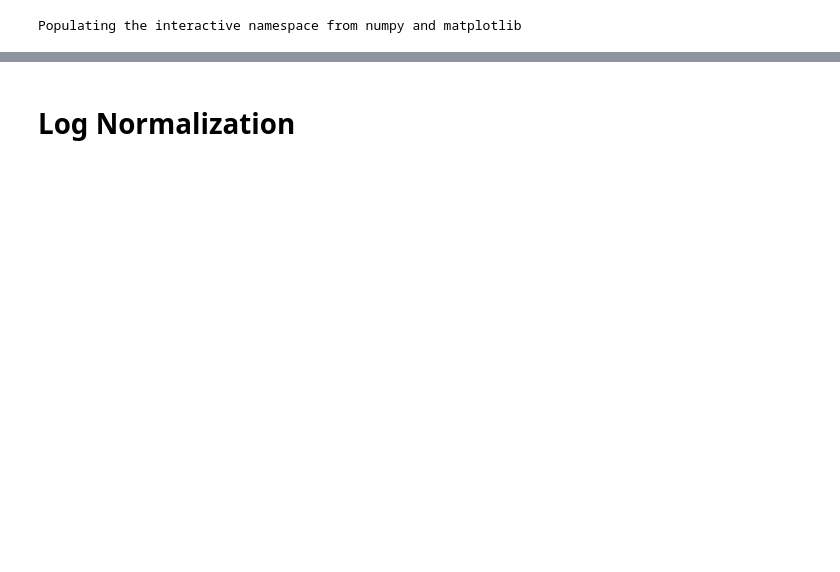
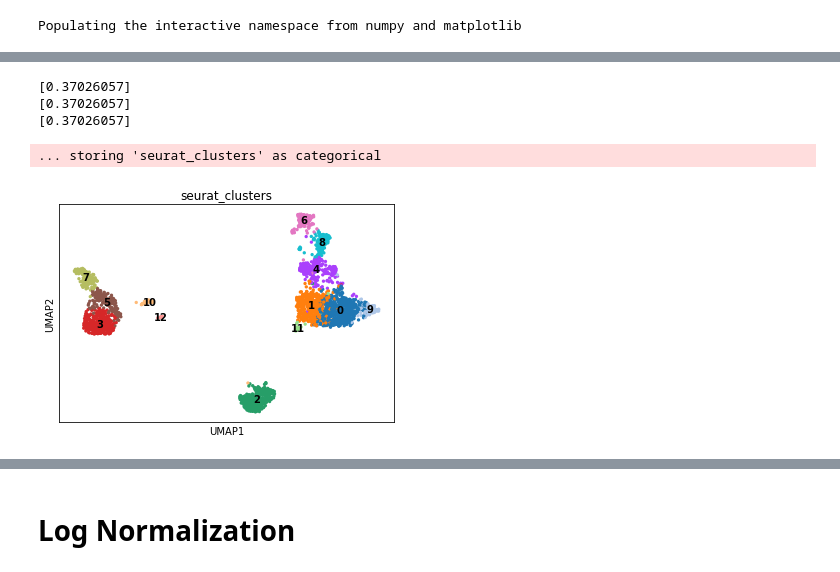
Before and after one commit to saketkc/pySCTransform, a Jupyter notebook: notebooks/pbmc3k-umap.ipynb, the cells around one changed output, grey strips where cells are left out. Cells and saved outputs as stored; diff of their text form; code cells hidden in the pictures; blank space fills up the shorter version.

```diff
--- a/notebooks/pbmc3k-umap.ipynb
+++ b/notebooks/pbmc3k-umap.ipynb
@@ -9,0 +93,37 @@ Populating the interactive namespace from numpy and matplotlib
+# %%
+pbmc3k = sc.read_h5ad("../data/pbmc3k.h5ad")
+pbmc3k.obs["seurat_clusters"] = sct_clusters
+
+vst_glmgp_3k = vst(
+    pbmc3k.X.T,
+    gene_names=pbmc3k.var_names.tolist(),
+    cell_names=pbmc3k.obs_names.tolist(),
+    fit_type="glmgp",
+    n_cells=None,
+    n_genes=2000,
+)
+gene_attr = vst_glmgp_3k["gene_attr"]
+gene_attr = gene_attr.sort_values(by=["residual_variance"], ascending=False)
+highly_variable = gene_attr.index[:3000].tolist()
+
+clip_range = [-np.sqrt(pbmc3k.shape[0]/30),
+              np.sqrt(pbmc3k.shape[0]/30)]
+
+residuals = vst_glmgp_3k["residuals"].T[highly_variable]
+residuals = np.clip(residuals, clip_range[0], clip_range[1])
+#residuals =
+residuals_centered = residuals - residuals.mean(0)
+
+pbmc3k.obsm["pearson_residuals_glmgp3"] = residuals_centered
+X_pca = sc.pp.pca(pbmc3k.obsm["pearson_residuals_glmgp3"])#[highly_variable])
+pbmc3k.obsm["X_pca_glmgp3"] = X_pca
+sc.pp.neighbors(pbmc3k, use_rep="X_pca_glmgp3")
+sc.tl.umap(pbmc3k, min_dist=0.3)
+sc.tl.leiden(pbmc3k)
+_ = sc.pl.umap(pbmc3k, color=["seurat_clusters"], legend_loc="on data")
+# %% [output]
+[0.37026057]
+[0.37026057]
+[0.37026057]
+... storing 'seurat_clusters' as categorical
+[figure, added]
```
Also changed, not shown: parts of 33 cells of this notebook, 1 other file.
